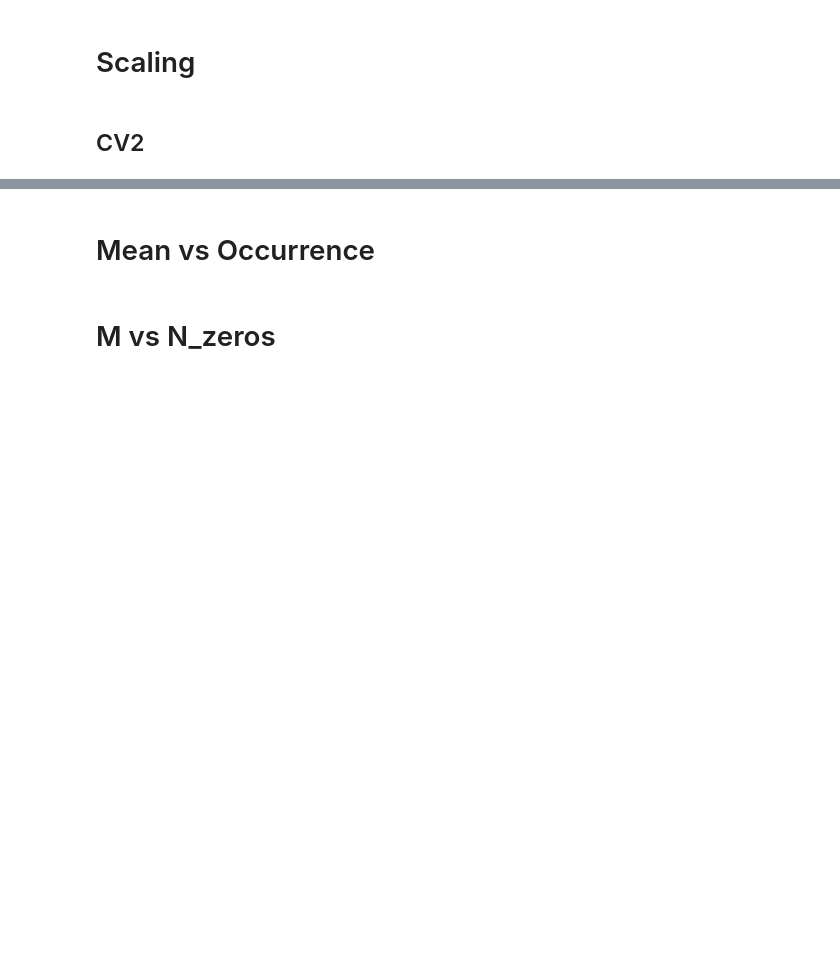
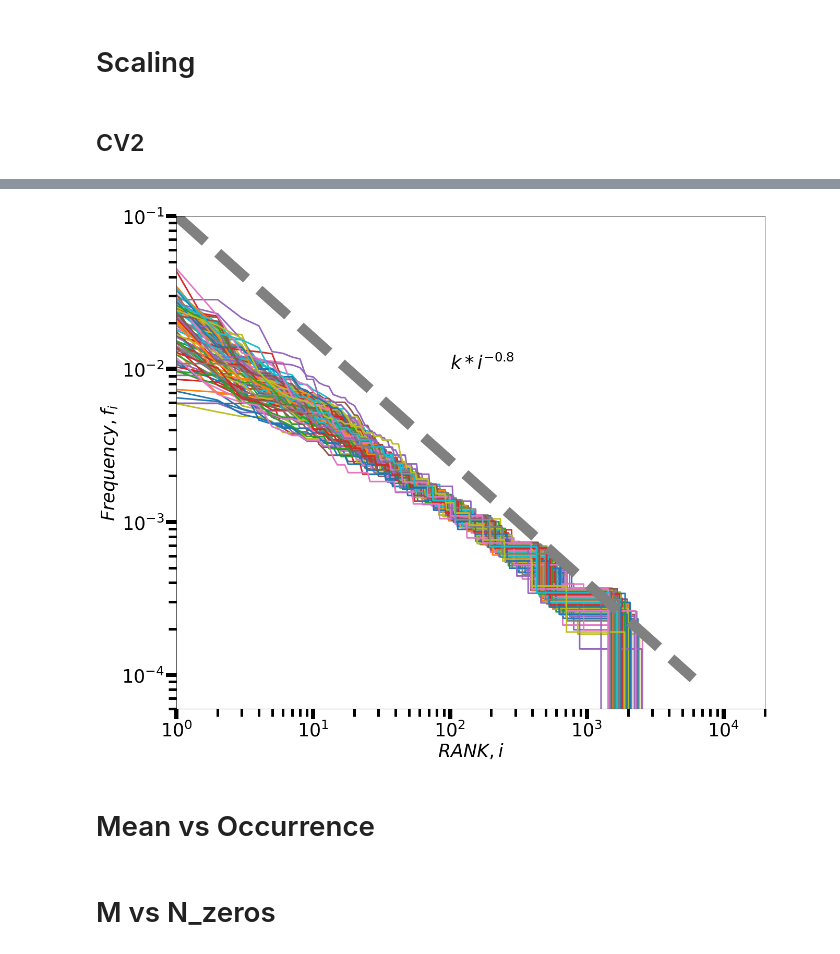
Before and after one commit to fvalle1/phd, a Jupyter notebook: mouse_Atlas/Mouse_exploration.ipynb, the cells around one changed output, grey strips where cells are left out. Cells and saved outputs as stored; diff of their text form; code cells hidden in the pictures; blank space fills up the shorter version.

```diff
--- a/mouse_Atlas/Mouse_exploration.ipynb
+++ b/mouse_Atlas/Mouse_exploration.ipynb
@@ -767,3 +773,37 @@ fig.savefig(f"var_mean_dense_{data_source}.png", dpi=400)
+# %%
+df = pd.read_csv("mca/mainTable_Brain.csv", header=0, index_col=0)
+M = df.sum(0)
+# %%
+top100 = M.sort_values(ascending=False).index[:100].values
+# %%
+fig, ax = plt.subplots(figsize=(18,15))
+df[df.columns[df.columns.isin(top100)]].apply(lambda x: ax.plot((x.sort_values(ascending=False)/x.sum()).values), axis=0)
+
+x =np.linspace(1,6e3,10)
+
+exp = 0.8
+ax.plot(x, 1e-1*np.power(x, -0.8), lw=20, c='gray', ls='--')
+ax.annotate('$k*i^{-%.1f}$'%exp, (1e2,1e-2), fontsize=35)
+
+
+ax.set_ylabel("$Frequency, f_i$", fontsize=35)
+ax.set_xlabel("$RANK, i$", fontsize=35)
+
+ax.set_xscale("log")
+ax.set_yscale("log")
+
+ax.tick_params(labelsize=35, width=8, length=20)
+ax.tick_params(which="minor", width=5, length=15)
+
+
+ax.set_xlim(1,2e4)
+ax.set_ylim(6e-5,1e-1)
+
+plt.show()
+fig.savefig("zipf_top100_mca.pdf")
+fig.savefig("zipf_top100_mca.png", dpi=400)
+# %% [output]
+[figure, added]
 # %% [markdown]
 # Mean vs Occurrence
 # %%
```
Also changed, not shown: parts of 4 cells of this notebook, 1 other file.
